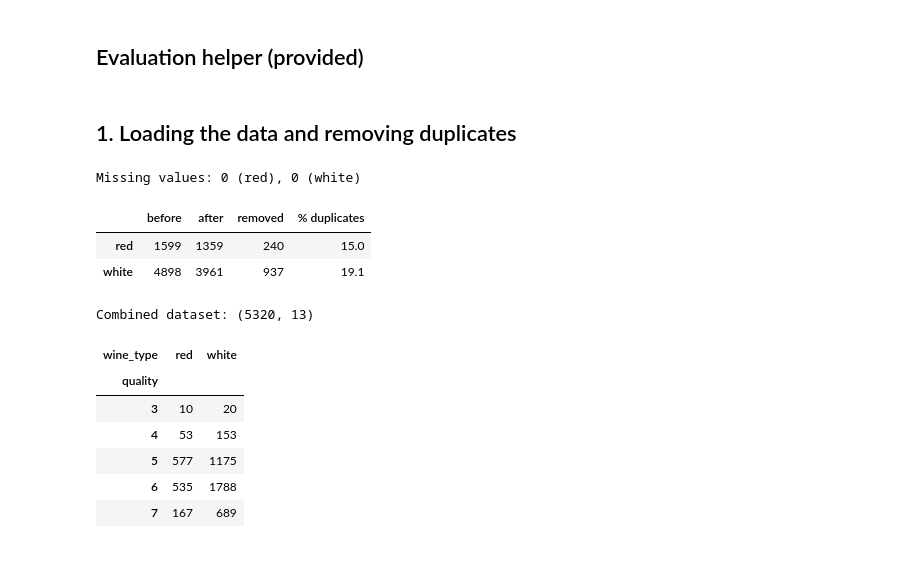
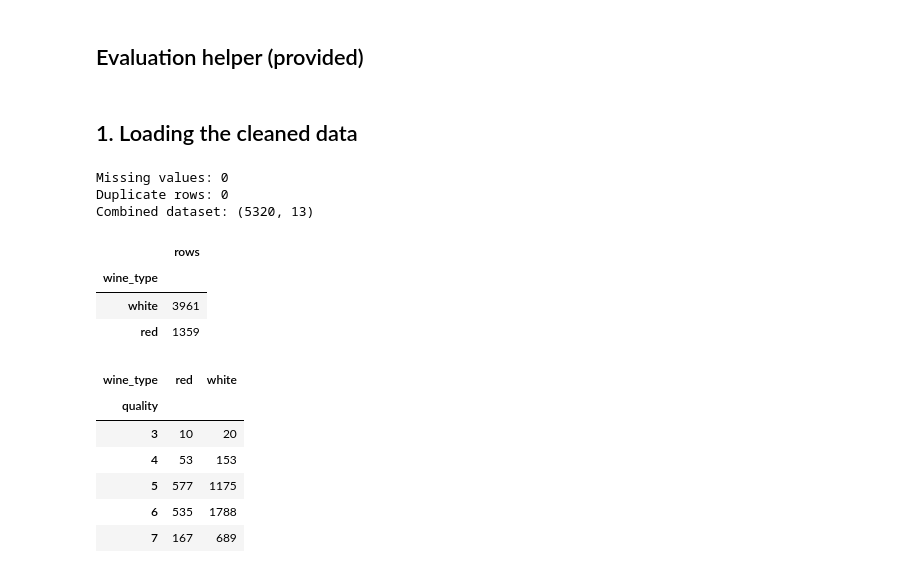
Before and after one commit to timon969/ML_mini-project, a Jupyter notebook: wine_rf_comparison.ipynb, the cells around one changed output. Cells and saved outputs as stored; diff of their text form; code cells hidden in the pictures.

Commit message:
RF notebook: load dataset/wine_clean.csv instead of raw files; update README

```diff
--- a/wine_rf_comparison.ipynb
+++ b/wine_rf_comparison.ipynb
@@ -86,41 +86,36 @@ def evaluate_classification_metrics(model, X_valid, y_valid, title="Classificati
     plt.tight_layout()
     plt.show()
 # %% [markdown]
-## 1. Loading the data and removing duplicates
+## 1. Loading the cleaned data
 # %%
-# The UCI files are separated by ';'. Change the paths if necessary.
-RED_PATH   = "dataset/winequality-red.csv"
-WHITE_PATH = "dataset/winequality-white.csv"
+# The cleaned dataset is produced by wine_quality_eda.ipynb: duplicate rows are already removed
+# (so identical rows cannot end up in both train and test) and there are no missing values.
+CLEAN_PATH = "dataset/wine_clean.csv"
 
-red_raw   = pd.read_csv(RED_PATH,   sep=";")
-white_raw = pd.read_csv(WHITE_PATH, sep=";")
+raw = pd.read_csv(CLEAN_PATH)
 
-red_raw["wine_type"]   = 0   # 0 = red
-white_raw["wine_type"] = 1   # 1 = white
+# Sanity checks: the experiment relies on these properties of the cleaned data
+assert raw.isna().sum().sum() == 0, "unexpected missing values"
+assert not raw.duplicated().any(), "unexpected duplicate rows"
 
-print("Missing values:", int(red_raw.isna().sum().sum()), "(red),", int(white_raw.isna().sum().sum()), "(white)")
+# wine_type is stored as text in the CSV; the models need a number: 0 = red, 1 = white.
+# quality_category (low / medium / high) is not used in this notebook, so it is dropped.
+df = (raw.assign(wine_type=raw["wine_type"].map({"red": 0, "white": 1}))
+         .drop(columns="quality_category"))
+assert df["wine_type"].notna().all(), "unknown wine_type value"
 
-# Remove duplicates in each dataset separately (wine_type is identical within a row, so this is equivalent to
-# removing duplicates over all columns of the combined data). A row that matches between red and white stays in both.
-red   = red_raw.drop_duplicates().reset_index(drop=True)
-white = white_raw.drop_duplicates().reset_index(drop=True)
-
-summary = pd.DataFrame({
-    "before":    [len(red_raw), len(white_raw)],
-    "after": [len(red), len(white)],
-}, index=["red", "white"])
-summary["removed"] = summary["before"] - summary["after"]
-summary["% duplicates"] = (summary["removed"] / summary["before"] * 100).round(1)
-display(summary)
-
-df = pd.concat([red, white], ignore_index=True)
+print("Missing values:", int(df.isna().sum().sum()))
+print("Duplicate rows:", int(df.duplicated().sum()))
 print("Combined dataset:", df.shape)
+display(df["wine_type"].map({0: "red", 1: "white"}).value_counts().rename("rows").to_frame())
 # %% [output]
-Missing values: 0 (red), 0 (white)
+Missing values: 0
+Duplicate rows: 0
+Combined dataset: (5320, 13)
-|  | before | after | removed | % duplicates |
-| red | 1599 | 1359 | 240 | 15.0 |
-| white | 4898 | 3961 | 937 | 19.1 |
+|  | rows |
+| wine_type |  |
+| white | 3961 |
+| red | 1359 |
-Combined dataset: (5320, 13)
 # %%
 # Target distribution after cleaning
 dist = pd.crosstab(df["quality"], df["wine_type"].map({0: "red", 1: "white"}))
```
Also changed, not shown: parts of 2 cells of this notebook, 1 other file.
